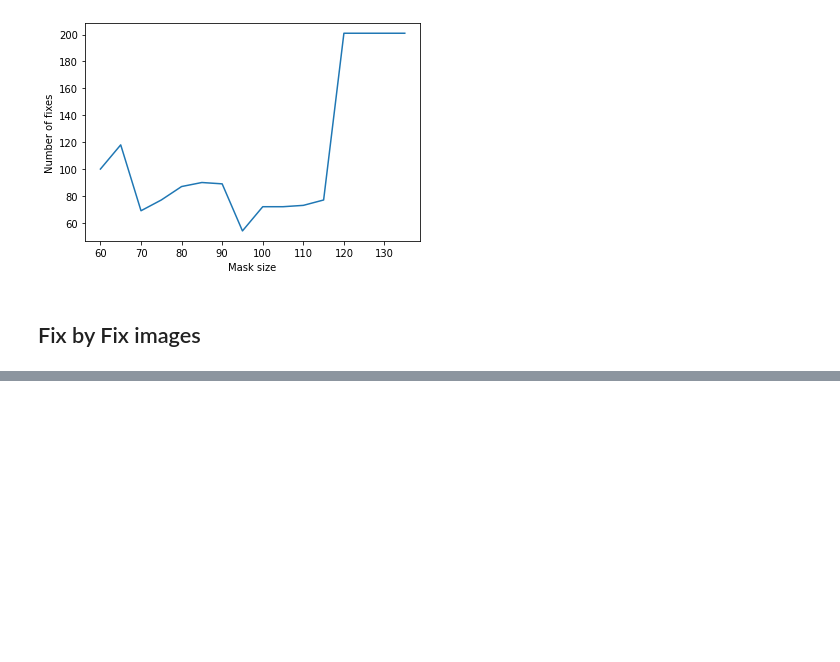
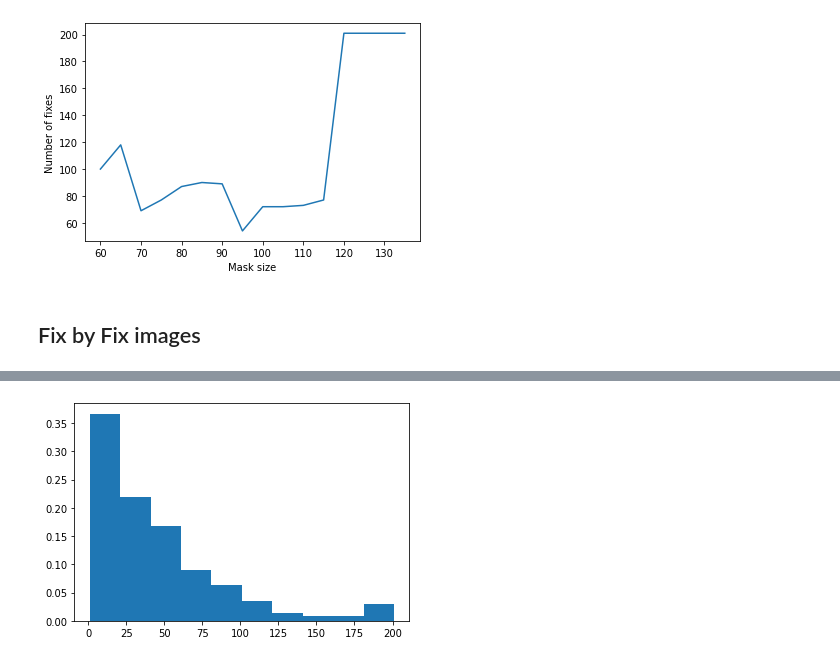
Before and after one commit to Sidharth3301/visual_search, a Jupyter notebook: coco/vi_search coco18.ipynb, the cells around one changed output, grey strips where cells are left out. Drawn from its saved outputs; the diff is of its cells as text; code cells hidden in the pictures; blank space fills up the shorter version.

```diff
--- a/coco/vi_search coco18.ipynb
+++ b/coco/vi_search coco18.ipynb
@@ -633,0 +640,10 @@ done with im 54.0 fixes
+# %%
+k=np.array([])
+for i in overall_scores:
+    k= np.concatenate([k,i])
+# %%
+weights = np.ones_like(k) / len(k)
+
+a,b,_= plt.hist(k,weights=weights)
+# %% [output]
+[figure, added]
```
Also changed, not shown: parts of 19 cells of this notebook, 1 other file.
